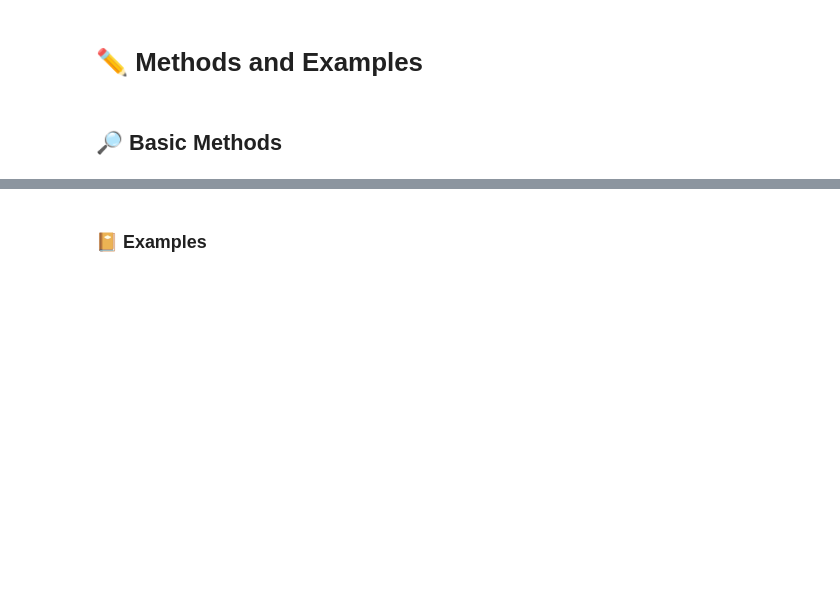
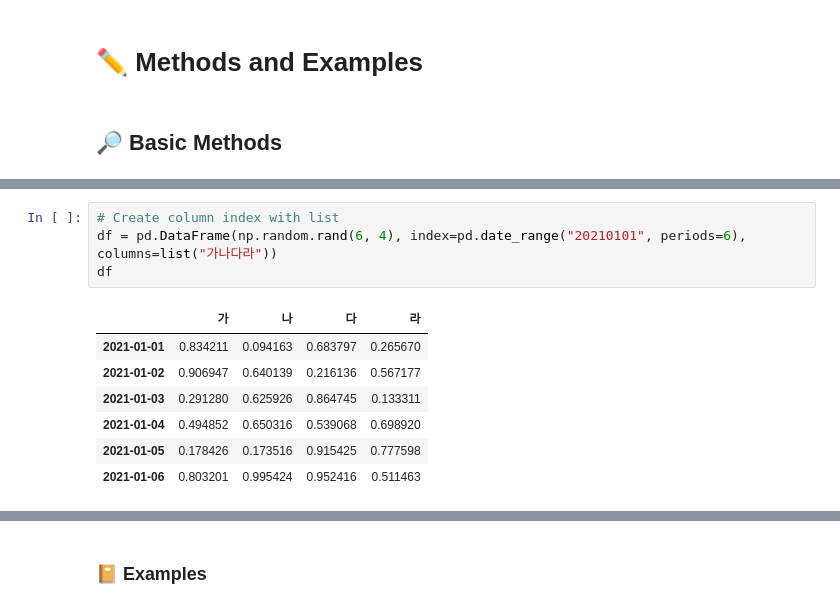
Before and after one commit to hw79chopin/Python3-Codebook, a Jupyter notebook: 2-2. Pandas/[Pandas] Python3 Codebook.ipynb, the cells around one changed output, grey strips where cells are left out. Saved outputs shown, nothing was run; the diff lists cells and outputs as text; blank space fills up the shorter version.

```diff
--- a/2-2. Pandas/[Pandas] Python3 Codebook.ipynb
+++ b/2-2. Pandas/[Pandas] Python3 Codebook.ipynb
@@ -65,0 +121,12 @@ pd.set_option('display.max_rows', 200)
+# %%
+# Create column index with list
+df = pd.DataFrame(np.random.rand(6, 4), index=pd.date_range("20210101", periods=6), columns=list("가나다라"))
+df
+# %% [output]
+|  | 가 | 나 | 다 | 라 |
+| 2021-01-01 | 0.834211 | 0.094163 | 0.683797 | 0.265670 |
+| 2021-01-02 | 0.906947 | 0.640139 | 0.216136 | 0.567177 |
+| 2021-01-03 | 0.291280 | 0.625926 | 0.864745 | 0.133311 |
+| 2021-01-04 | 0.494852 | 0.650316 | 0.539068 | 0.698920 |
+| 2021-01-05 | 0.178426 | 0.173516 | 0.915425 | 0.777598 |
+| 2021-01-06 | 0.803201 | 0.995424 | 0.952416 | 0.511463 |
```
Also changed, not shown: parts of 22 cells of this notebook.
